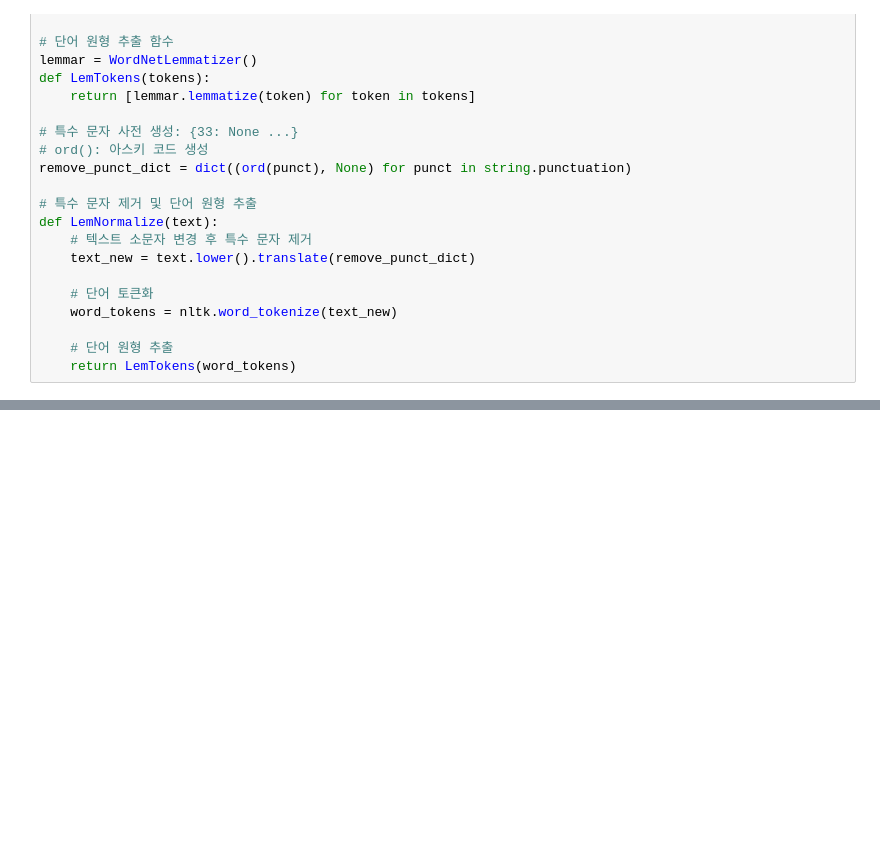
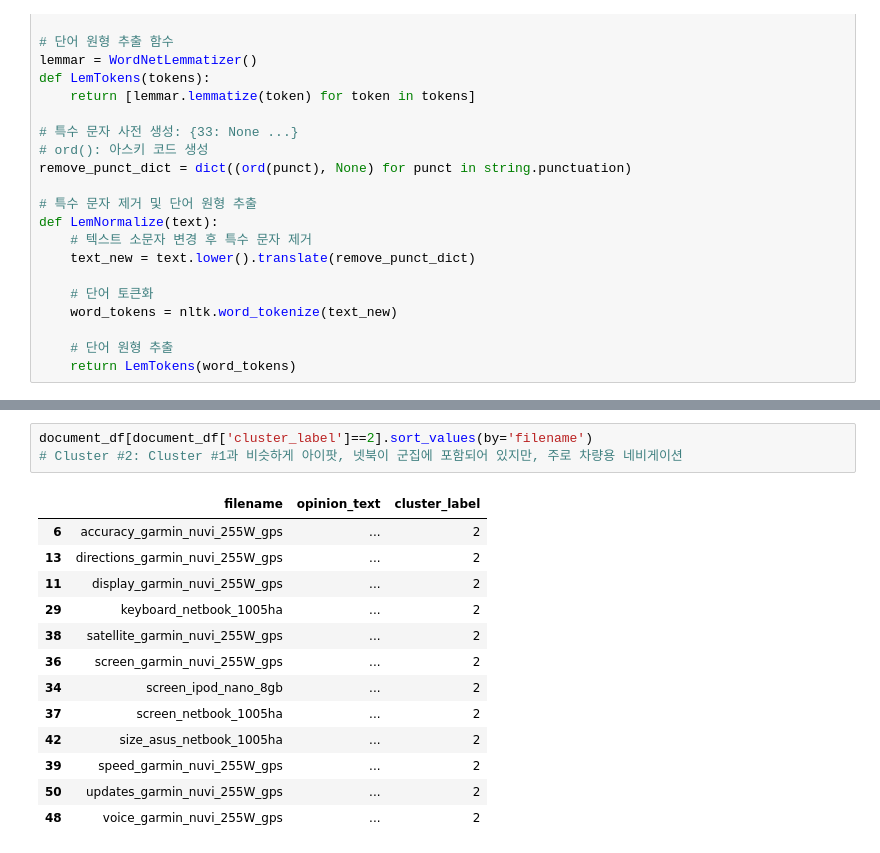
Before and after one commit to JJJJeon/ESAA, a Jupyter notebook: OB_9주차_2.ipynb, the cells around one changed output, grey strips where cells are left out. Saved outputs shown, nothing was run; the diff lists cells and outputs as text; blank space fills up the shorter version.

```diff
--- a/OB_9주차_2.ipynb
+++ b/OB_9주차_2.ipynb
@@ -403,0 +147,17 @@ Logistic Regression 정확도:  0.86186
+# %%
+document_df[document_df['cluster_label']==2].sort_values(by='filename')
+# Cluster #2: Cluster #1과 비슷하게 아이팟, 넷북이 군집에 포함되어 있지만, 주로 차량용 네비게이션
+# %% [output]
+|  | filename | opinion_text | cluster_label |
+| 6 | accuracy_garmin_nuvi_255W_gps | ... | 2 |
+| 13 | directions_garmin_nuvi_255W_gps | ... | 2 |
+| 11 | display_garmin_nuvi_255W_gps | ... | 2 |
+| 29 | keyboard_netbook_1005ha | ... | 2 |
+| 38 | satellite_garmin_nuvi_255W_gps | ... | 2 |
+| 36 | screen_garmin_nuvi_255W_gps | ... | 2 |
+| 34 | screen_ipod_nano_8gb | ... | 2 |
+| 37 | screen_netbook_1005ha | ... | 2 |
+| 42 | size_asus_netbook_1005ha | ... | 2 |
+| 39 | speed_garmin_nuvi_255W_gps | ... | 2 |
+| 50 | updates_garmin_nuvi_255W_gps | ... | 2 |
+| 48 | voice_garmin_nuvi_255W_gps | ... | 2 |
```
Also changed, not shown: parts of 48 cells of this notebook.
